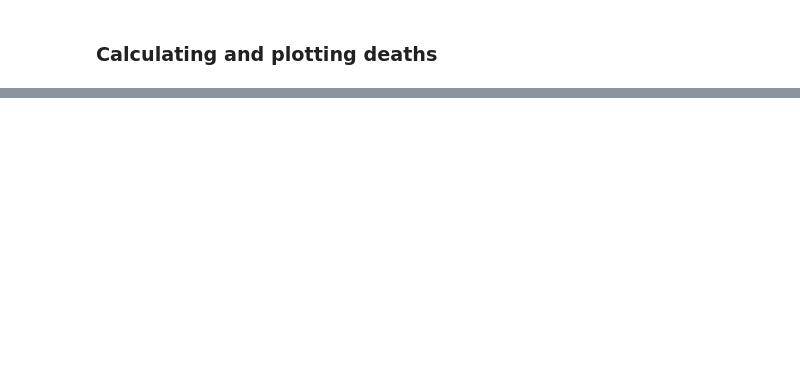
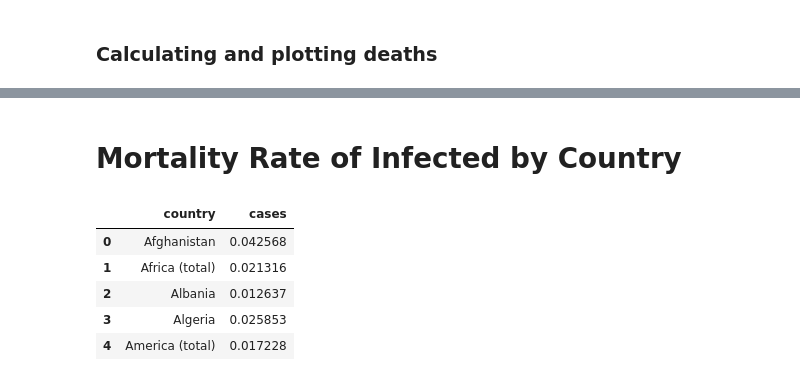
Before and after one commit to Andreas-Svensson/data_processing, a Jupyter notebook: Laboration_Covid19/E4_Data_KPI_Analysis_Globally.ipynb, the cells around one changed output, grey strips where cells are left out. Drawn from its saved outputs; the diff is of its cells as text; code cells hidden in the pictures; blank space fills up the shorter version.

Commit message:
exploring mortality rate of infected per country

```diff
--- a/Laboration_Covid19/E4_Data_KPI_Analysis_Globally.ipynb
+++ b/Laboration_Covid19/E4_Data_KPI_Analysis_Globally.ipynb
@@ -118,2 +127,17 @@ df_most_deaths_rel[df_most_deaths_rel["country"] == "Sweden"]
 # %%
 px.bar(df_most_deaths_rel.head(50), x = "country", y = "relative_cumulative_count")
+# %% [markdown]
+# Mortality Rate of Infected by Country
+# %%
+# extracting countries, and calculating deaths per infected for each country, adding them to a new dataframe
+df_deaths_rel_infected = pd.DataFrame()
+df_deaths_rel_infected["country"] = df_most_recent["country"].unique()
+df_deaths_rel_infected["cases"] = df_most_recent[df_most_recent["indicator"] == "deaths"]["cumulative_count"].reset_index(drop = True) / df_most_recent[df_most_recent["indicator"] == "cases"]["cumulative_count"].reset_index(drop = True)
+df_deaths_rel_infected.head()
+# %% [output]
+|  | country | cases |
+| 0 | Afghanistan | 0.042568 |
+| 1 | Africa (total) | 0.021316 |
+| 2 | Albania | 0.012637 |
+| 3 | Algeria | 0.025853 |
+| 4 | America (total) | 0.017228 |
```
Also changed, not shown: parts of 7 cells of this notebook.
